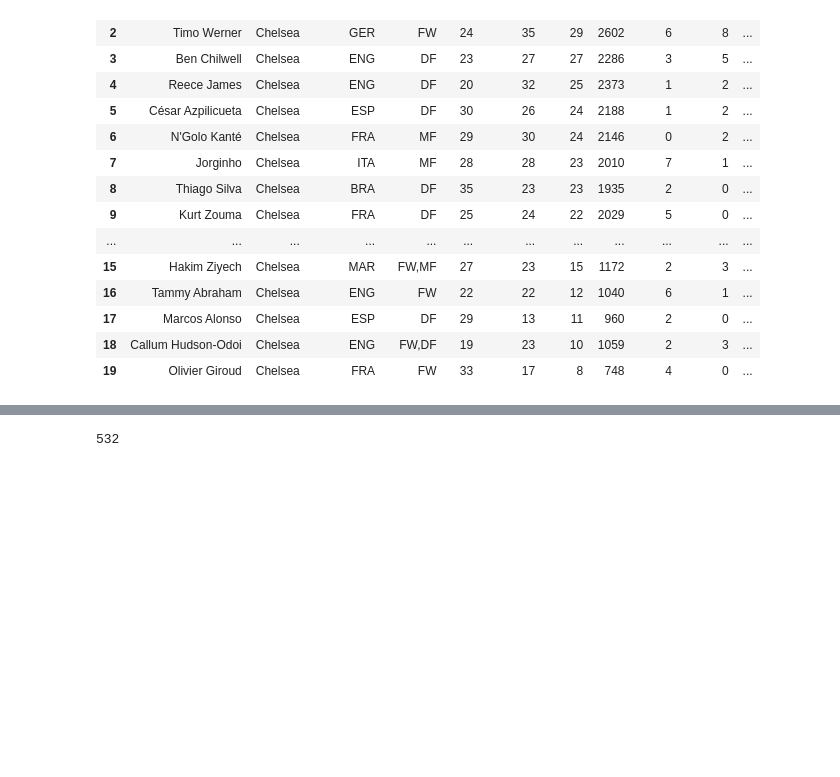
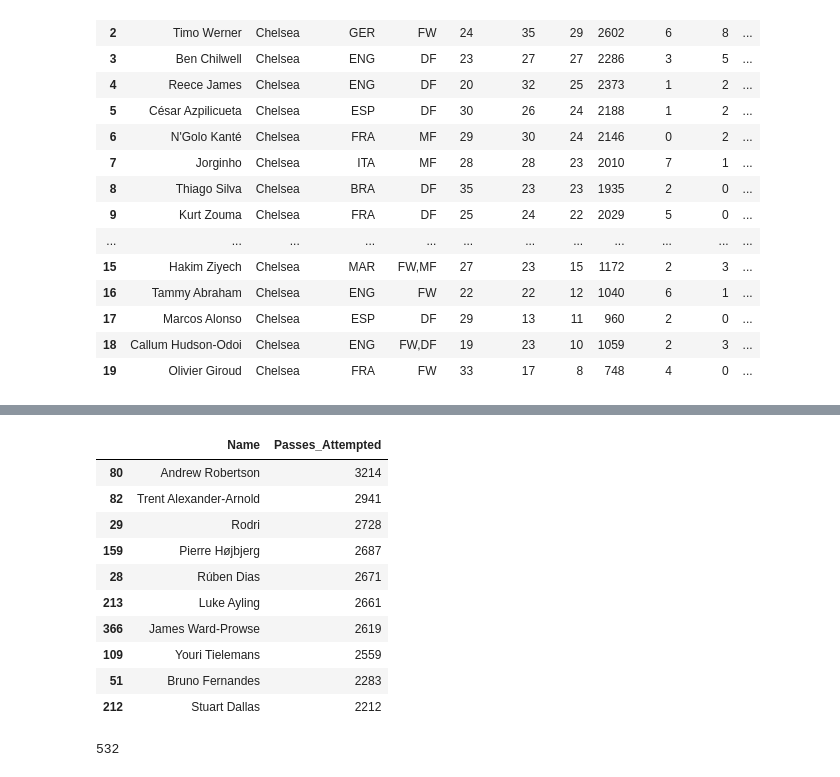
Before and after one commit to rashmirekha27/Home_runs_only, a Jupyter notebook: Python_df.ipynb, the cells around one changed output, grey strips where cells are left out. Cells and saved outputs as stored; diff of their text form; code cells hidden in the pictures; blank space fills up the shorter version.

```diff
--- a/Python_df.ipynb
+++ b/Python_df.ipynb
@@ -23,0 +60,16 @@ df.head(20)
+# %%
+df_clean2 = df[["Name","Passes_Attempted"]].sort_values(by='Passes_Attempted', ascending=False)
+df_top10passes=df_clean2.head(10)
+df_top10passes
+# %% [output]
+|  | Name | Passes_Attempted |
+| 80 | Andrew Robertson | 3214 |
+| 82 | Trent Alexander-Arnold | 2941 |
+| 29 | Rodri | 2728 |
+| 159 | Pierre Højbjerg | 2687 |
+| 28 | Rúben Dias | 2671 |
+| 213 | Luke Ayling | 2661 |
+| 366 | James Ward-Prowse | 2619 |
+| 109 | Youri Tielemans | 2559 |
+| 51 | Bruno Fernandes | 2283 |
+| 212 | Stuart Dallas | 2212 |
```
Also changed, not shown: parts of 7 cells of this notebook, 4 other files.
